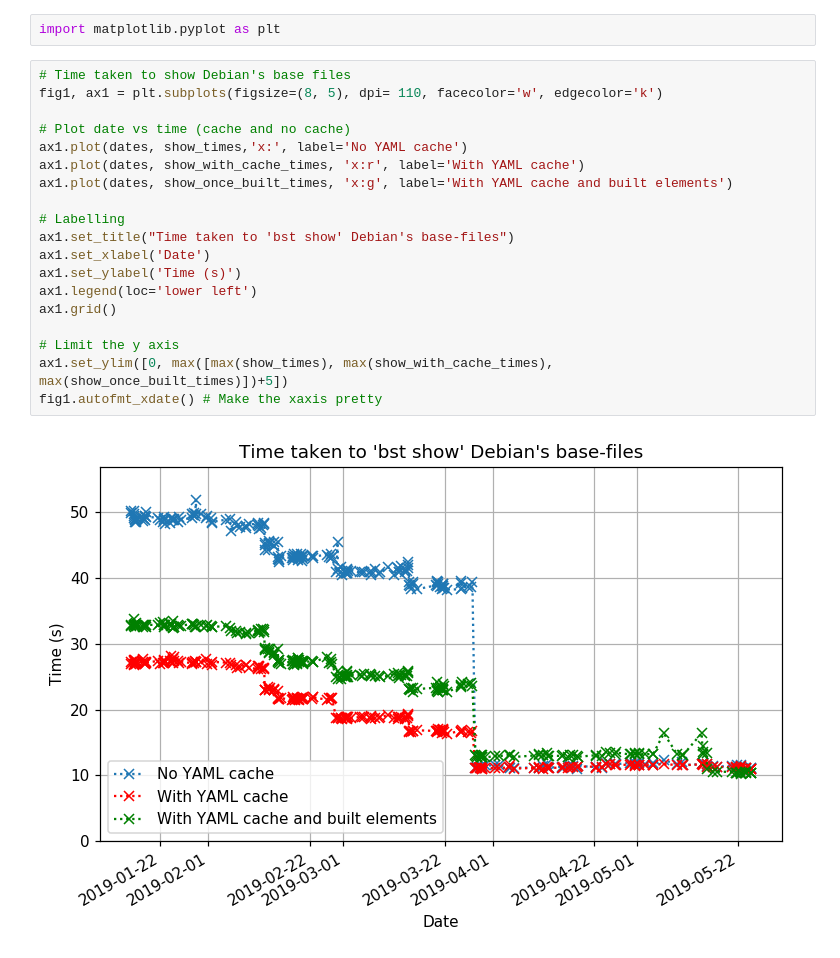
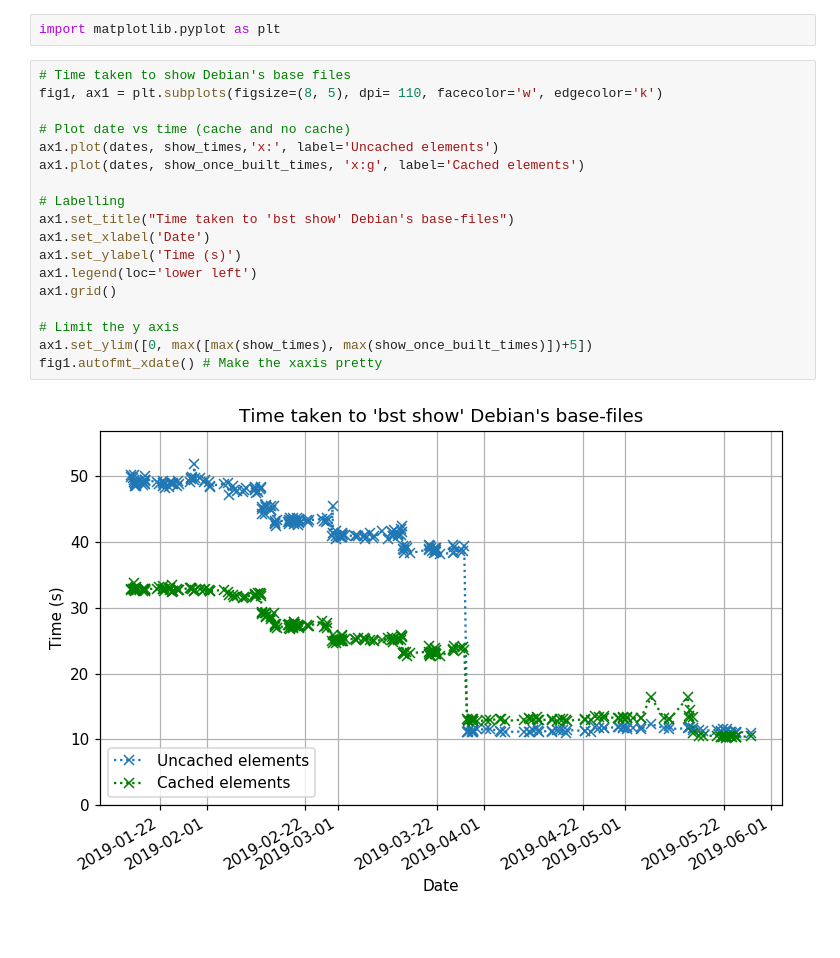
Before and after one commit to james-ennis/bst-benchmarks-notebooks, a Jupyter notebook: benchmarks.ipynb, the cells around one changed output. Drawn from its saved outputs; the diff is of its cells as text.

```diff
--- a/benchmarks.ipynb
+++ b/benchmarks.ipynb
@@ -137,24 +128,23 @@ import matplotlib.pyplot as plt
 # %%
 # Time taken to show Debian's base files
 fig1, ax1 = plt.subplots(figsize=(8, 5), dpi= 110, facecolor='w', edgecolor='k')
 
 # Plot date vs time (cache and no cache)
-ax1.plot(dates, show_times,'x:', label='No YAML cache')
-ax1.plot(dates, show_with_cache_times, 'x:r', label='With YAML cache')
-ax1.plot(dates, show_once_built_times, 'x:g', label='With YAML cache and built elements')
+ax1.plot(dates, show_times,'x:', label='Uncached elements')
+ax1.plot(dates, show_once_built_times, 'x:g', label='Cached elements')
 
 # Labelling
 ax1.set_title("Time taken to 'bst show' Debian's base-files")
 ax1.set_xlabel('Date')
 ax1.set_ylabel('Time (s)')
 ax1.legend(loc='lower left')
 ax1.grid()
 
 # Limit the y axis
-ax1.set_ylim([0, max([max(show_times), max(show_with_cache_times), max(show_once_built_times)])+5])
+ax1.set_ylim([0, max([max(show_times), max(show_once_built_times)])+5])
 fig1.autofmt_xdate() # Make the xaxis pretty
 # %% [output]
-[figure, old version]
+[figure, new version]
 # %%
 # Maximum memory when showing Debian's base-files
 fig2, ax2 = plt.subplots(figsize=(8, 5), dpi= 110, facecolor='w', edgecolor='k')
```
Also changed, not shown: parts of 6 cells of this notebook, 7 other files.
